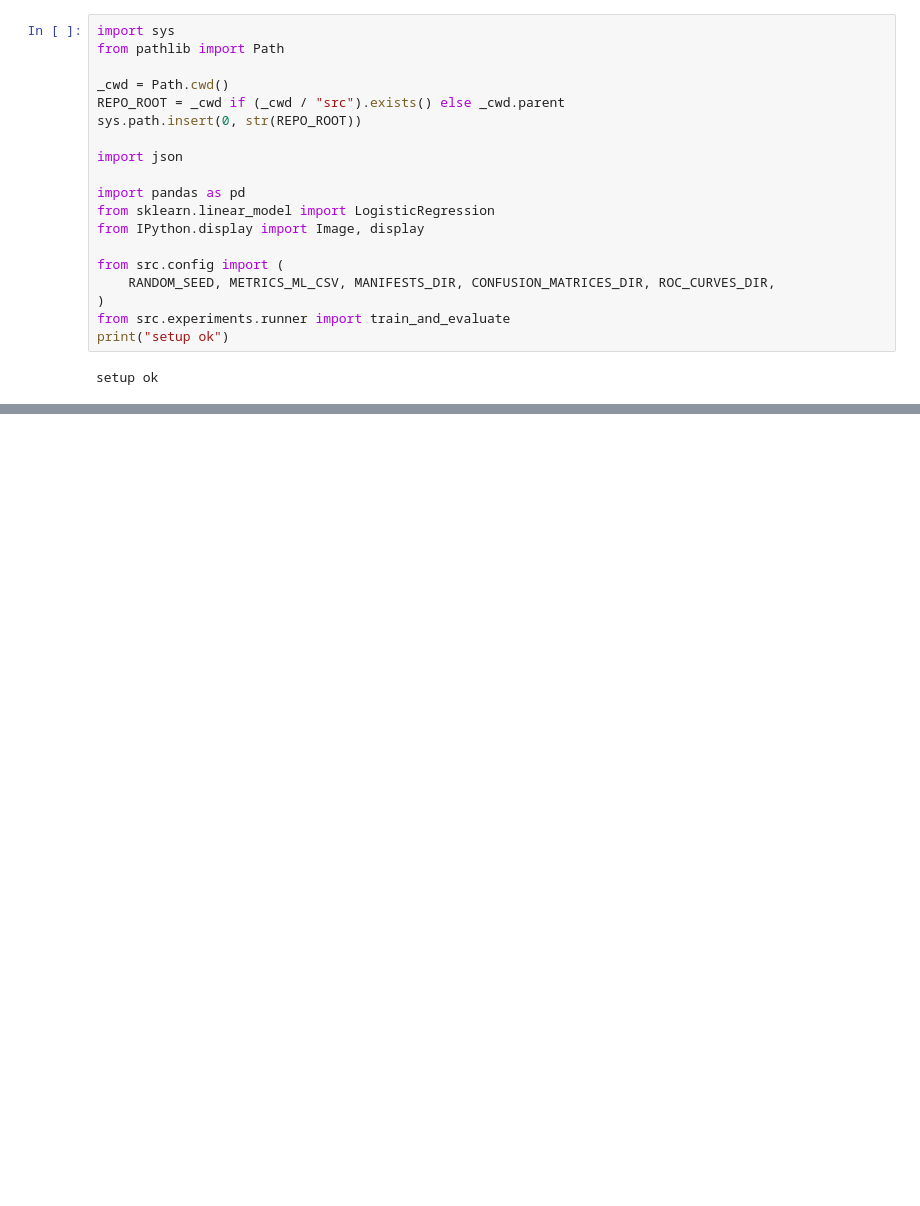
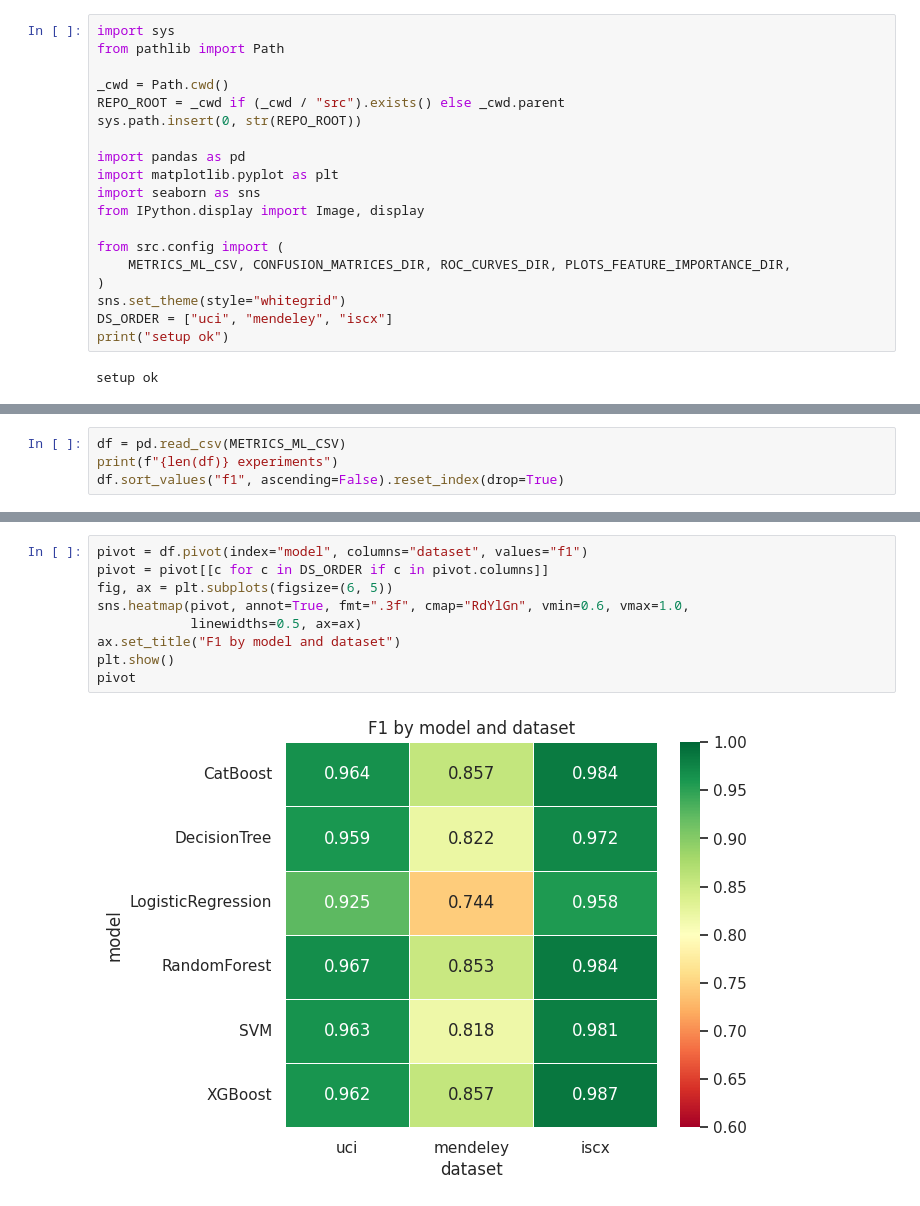
Before and after one commit to otaviotemoteo/phishing-detection-benchmark, a Jupyter notebook: notebooks/03_ml_classical.ipynb, the cells around one changed output, grey strips where cells are left out. Saved outputs shown, nothing was run; the diff lists cells and outputs as text; blank space fills up the shorter version.

Commit message:
experiment: visualize the 18-run classical benchmark

```diff
--- a/notebooks/03_ml_classical.ipynb
+++ b/notebooks/03_ml_classical.ipynb
@@ -13,16 +21,16 @@ _cwd = Path.cwd()
 REPO_ROOT = _cwd if (_cwd / "src").exists() else _cwd.parent
 sys.path.insert(0, str(REPO_ROOT))
 
-import json
-
 import pandas as pd
-from sklearn.linear_model import LogisticRegression
+import matplotlib.pyplot as plt
+import seaborn as sns
 from IPython.display import Image, display
 
 from src.config import (
-    RANDOM_SEED, METRICS_ML_CSV, MANIFESTS_DIR, CONFUSION_MATRICES_DIR, ROC_CURVES_DIR,
+    METRICS_ML_CSV, CONFUSION_MATRICES_DIR, ROC_CURVES_DIR, PLOTS_FEATURE_IMPORTANCE_DIR,
 )
-from src.experiments.runner import train_and_evaluate
+sns.set_theme(style="whitegrid")
+DS_ORDER = ["uci", "mendeley", "iscx"]
 print("setup ok")
 # %% [output]
 setup ok
@@ -92,0 +39,4 @@ One call produced a complete CSV row, a JSON manifest, a confusion matrix, and a
+# %%
+df = pd.read_csv(METRICS_ML_CSV)
+print(f"{len(df)} experiments")
+df.sort_values("f1", ascending=False).reset_index(drop=True)
@@ -92,0 +66,11 @@ One call produced a complete CSV row, a JSON manifest, a confusion matrix, and a
+# %%
+pivot = df.pivot(index="model", columns="dataset", values="f1")
+pivot = pivot[[c for c in DS_ORDER if c in pivot.columns]]
+fig, ax = plt.subplots(figsize=(6, 5))
+sns.heatmap(pivot, annot=True, fmt=".3f", cmap="RdYlGn", vmin=0.6, vmax=1.0,
+            linewidths=0.5, ax=ax)
+ax.set_title("F1 by model and dataset")
+plt.show()
+pivot
+# %% [output]
+[figure, added]
```
Also changed, not shown: parts of 22 cells of this notebook.
